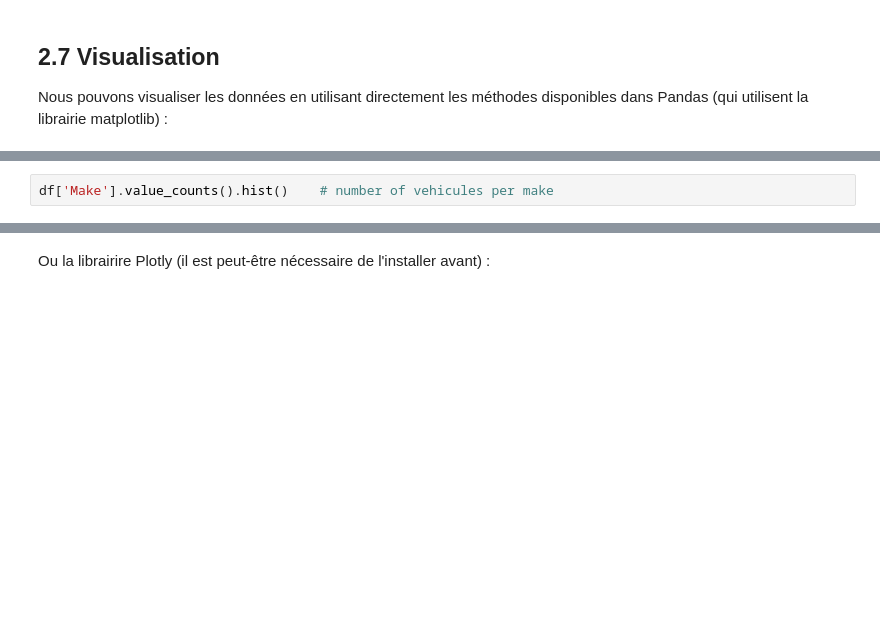
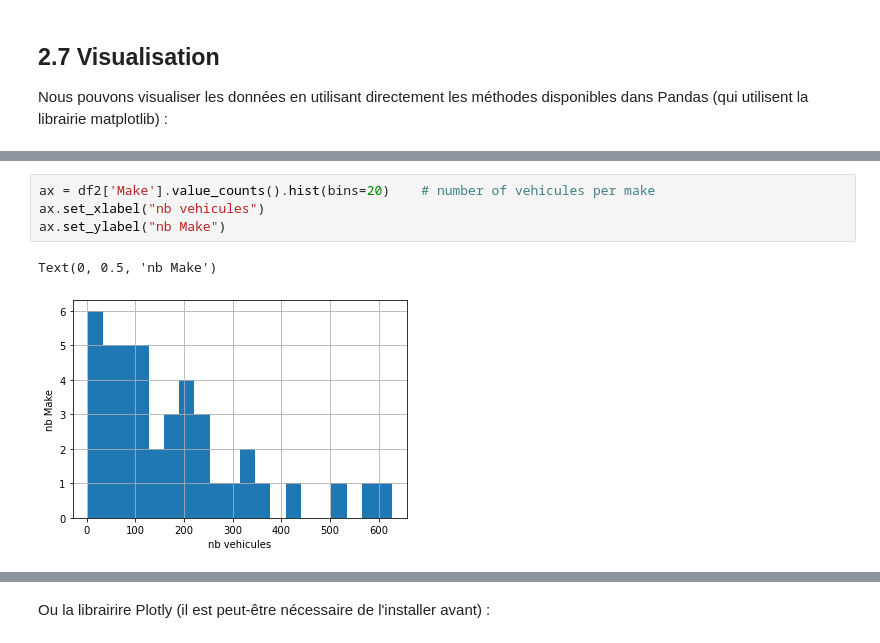
Before and after one commit to benjaminbertin/data-science-workshop-2022, a Jupyter notebook: notebooks/02-introduction-pandas.ipynb, the cells around one changed output, grey strips where cells are left out. Drawn from its saved outputs; the diff is of its cells as text; blank space fills up the shorter version.

```diff
--- a/notebooks/02-introduction-pandas.ipynb
+++ b/notebooks/02-introduction-pandas.ipynb
@@ -208,2 +462,7 @@ df['CO2 Emissions(g/km)'].hist(bins=100)    # distribution of CO2 emissions
 # %%
-df['Make'].value_counts().hist()    # number of vehicules per make
+ax = df2['Make'].value_counts().hist(bins=20)    # number of vehicules per make
+ax.set_xlabel("nb vehicules")
+ax.set_ylabel("nb Make")
+# %% [output]
+Text(0, 0.5, 'nb Make')
+[figure, added]
```
Also changed, not shown: parts of 32 cells of this notebook, 4 other files.
